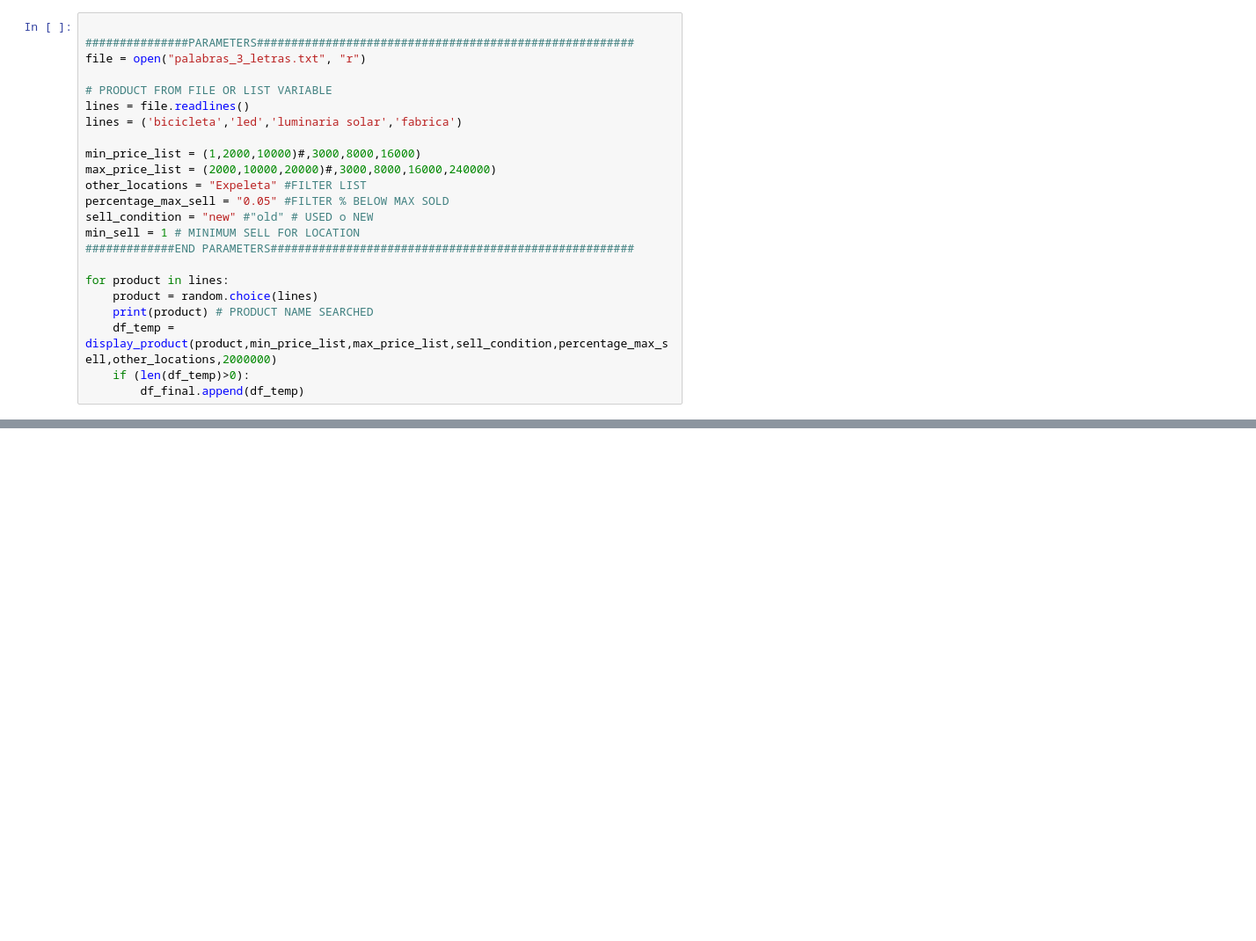
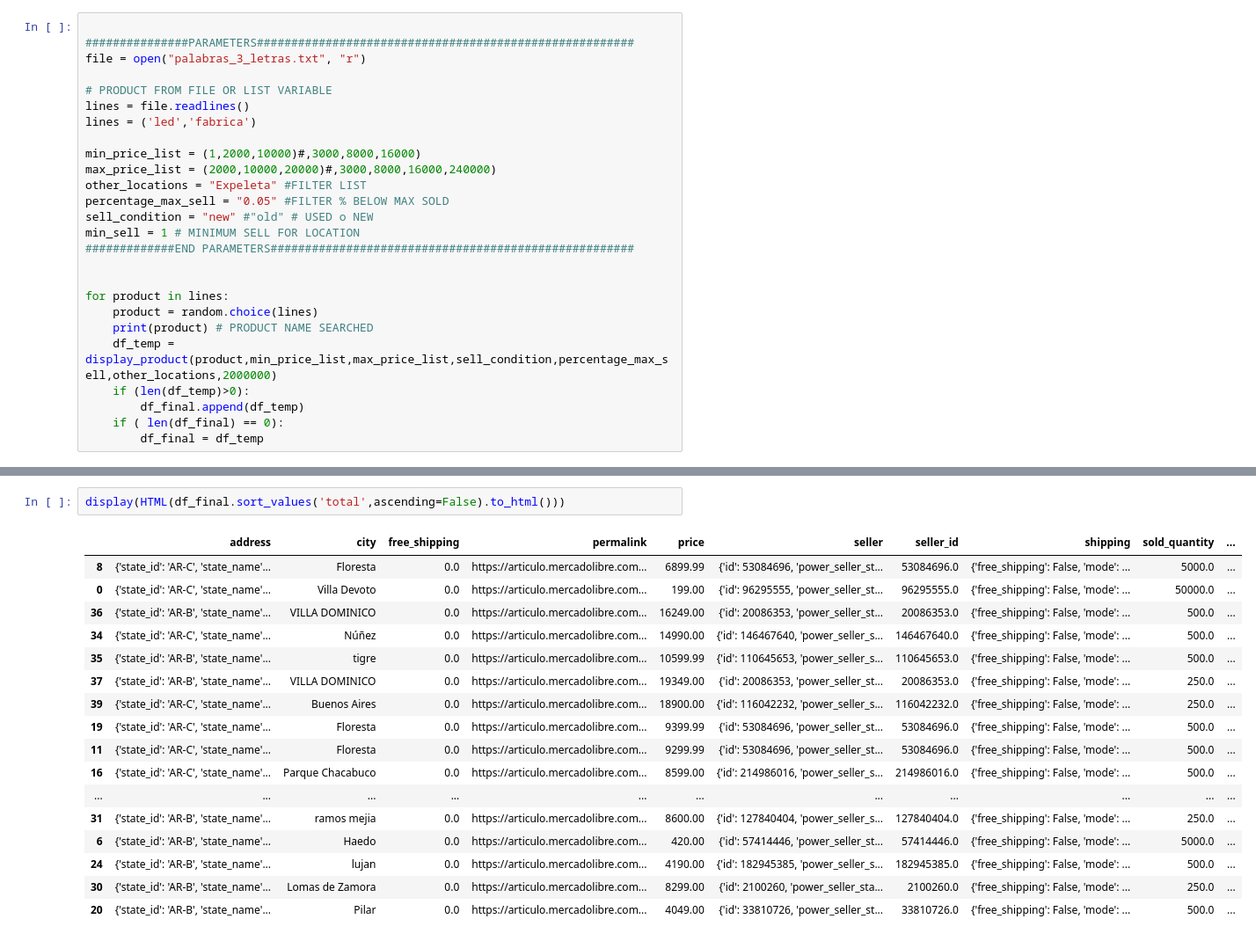
Before and after one commit to cf2018/ML, a Jupyter notebook: mercado libre python crawler full.ipynb, the cells around one changed output, grey strips where cells are left out. Shown at 88% size. Cells and saved outputs as stored; diff of their text form; blank space fills up the shorter version.

```diff
--- a/mercado libre python crawler full.ipynb
+++ b/mercado libre python crawler full.ipynb
@@ -22,7 +25,7 @@ file = open("palabras_3_letras.txt", "r")
 
 # PRODUCT FROM FILE OR LIST VARIABLE
 lines = file.readlines()
-lines = ('bicicleta','led','luminaria solar','fabrica')
+lines = ('led','fabrica')
 
 min_price_list = (1,2000,10000)#,3000,8000,16000)
 max_price_list = (2000,10000,20000)#,3000,8000,16000,240000)
@@ -32,10 +35,13 @@ sell_condition = "new" #"old" # USED o NEW
 min_sell = 1 # MINIMUM SELL FOR LOCATION
 #############END PARAMETERS#####################################################
 
+
 for product in lines:
     product = random.choice(lines)
     print(product) # PRODUCT NAME SEARCHED
     df_temp = display_product(product,min_price_list,max_price_list,sell_condition,percentage_max_sell,other_locations,2000000)
     if (len(df_temp)>0):
         df_final.append(df_temp)
+    if ( len(df_final) == 0):
+        df_final = df_temp
 # %% [output]
@@ -55,0 +68,20 @@ Total found: 6072  (limited to 1k no token) start: 0  end  50  , range:  1 - 200
+# %%
+display(HTML(df_final.sort_values('total',ascending=False).to_html()))
+# %% [output]
+|  | address | city | free_shipping | permalink | price | seller | seller_id | shipping | sold_quantity | ... |
+| 8 | {'state_id': 'AR-C', 'state_name'... | Floresta | 0.0 | https://articulo.mercadolibre.com... | 6899.99 | {'id': 53084696, 'power_seller_st... | 53084696.0 | {'free_shipping': False, 'mode': ... | 5000.0 | ... |
+| 0 | {'state_id': 'AR-C', 'state_name'... | Villa Devoto | 0.0 | https://articulo.mercadolibre.com... | 199.00 | {'id': 96295555, 'power_seller_st... | 96295555.0 | {'free_shipping': False, 'mode': ... | 50000.0 | ... |
+| 36 | {'state_id': 'AR-B', 'state_name'... | VILLA DOMINICO | 0.0 | https://articulo.mercadolibre.com... | 16249.00 | {'id': 20086353, 'power_seller_st... | 20086353.0 | {'free_shipping': False, 'mode': ... | 500.0 | ... |
+| 34 | {'state_id': 'AR-C', 'state_name'... | Núñez | 0.0 | https://articulo.mercadolibre.com... | 14990.00 | {'id': 146467640, 'power_seller_s... | 146467640.0 | {'free_shipping': False, 'mode': ... | 500.0 | ... |
+| 35 | {'state_id': 'AR-B', 'state_name'... | tigre | 0.0 | https://articulo.mercadolibre.com... | 10599.99 | {'id': 110645653, 'power_seller_s... | 110645653.0 | {'free_shipping': False, 'mode': ... | 500.0 | ... |
+| 37 | {'state_id': 'AR-B', 'state_name'... | VILLA DOMINICO | 0.0 | https://articulo.mercadolibre.com... | 19349.00 | {'id': 20086353, 'power_seller_st... | 20086353.0 | {'free_shipping': False, 'mode': ... | 250.0 | ... |
+| 39 | {'state_id': 'AR-C', 'state_name'... | Buenos Aires | 0.0 | https://articulo.mercadolibre.com... | 18900.00 | {'id': 116042232, 'power_seller_s... | 116042232.0 | {'free_shipping': False, 'mode': ... | 250.0 | ... |
+| 19 | {'state_id': 'AR-C', 'state_name'... | Floresta | 0.0 | https://articulo.mercadolibre.com... | 9399.99 | {'id': 53084696, 'power_seller_st... | 53084696.0 | {'free_shipping': False, 'mode': ... | 500.0 | ... |
+| 11 | {'state_id': 'AR-C', 'state_name'... | Floresta | 0.0 | https://articulo.mercadolibre.com... | 9299.99 | {'id': 53084696, 'power_seller_st... | 53084696.0 | {'free_shipping': False, 'mode': ... | 500.0 | ... |
+| 16 | {'state_id': 'AR-C', 'state_name'... | Parque Chacabuco | 0.0 | https://articulo.mercadolibre.com... | 8599.00 | {'id': 214986016, 'power_seller_s... | 214986016.0 | {'free_shipping': False, 'mode': ... | 500.0 | ... |
+| ... | ... | ... | ... | ... | ... | ... | ... | ... | ... | ... |
+| 31 | {'state_id': 'AR-B', 'state_name'... | ramos mejia | 0.0 | https://articulo.mercadolibre.com... | 8600.00 | {'id': 127840404, 'power_seller_s... | 127840404.0 | {'free_shipping': False, 'mode': ... | 250.0 | ... |
+| 6 | {'state_id': 'AR-B', 'state_name'... | Haedo | 0.0 | https://articulo.mercadolibre.com... | 420.00 | {'id': 57414446, 'power_seller_st... | 57414446.0 | {'free_shipping': False, 'mode': ... | 5000.0 | ... |
+| 24 | {'state_id': 'AR-B', 'state_name'... | lujan | 0.0 | https://articulo.mercadolibre.com... | 4190.00 | {'id': 182945385, 'power_seller_s... | 182945385.0 | {'free_shipping': False, 'mode': ... | 500.0 | ... |
+| 30 | {'state_id': 'AR-B', 'state_name'... | Lomas de Zamora | 0.0 | https://articulo.mercadolibre.com... | 8299.00 | {'id': 2100260, 'power_seller_sta... | 2100260.0 | {'free_shipping': False, 'mode': ... | 250.0 | ... |
+| 20 | {'state_id': 'AR-B', 'state_name'... | Pilar | 0.0 | https://articulo.mercadolibre.com... | 4049.00 | {'id': 33810726, 'power_seller_st... | 33810726.0 | {'free_shipping': False, 'mode': ... | 500.0 | ... |
```
Also changed, not shown: parts of 3 cells of this notebook.
